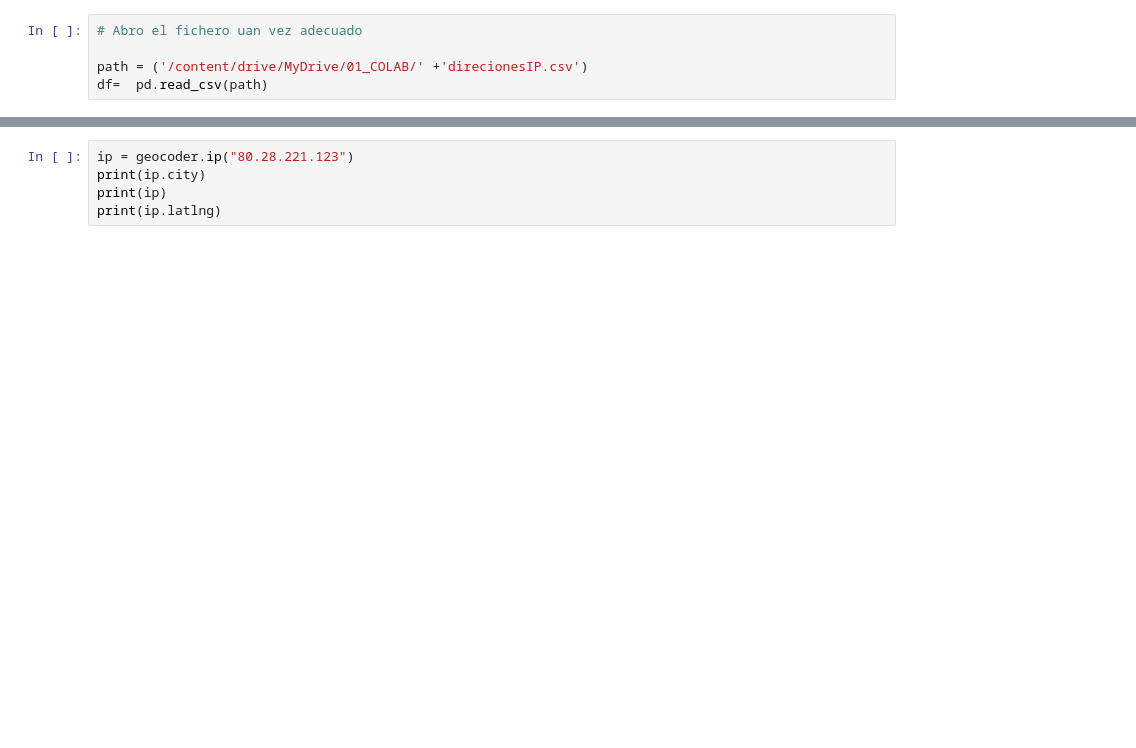
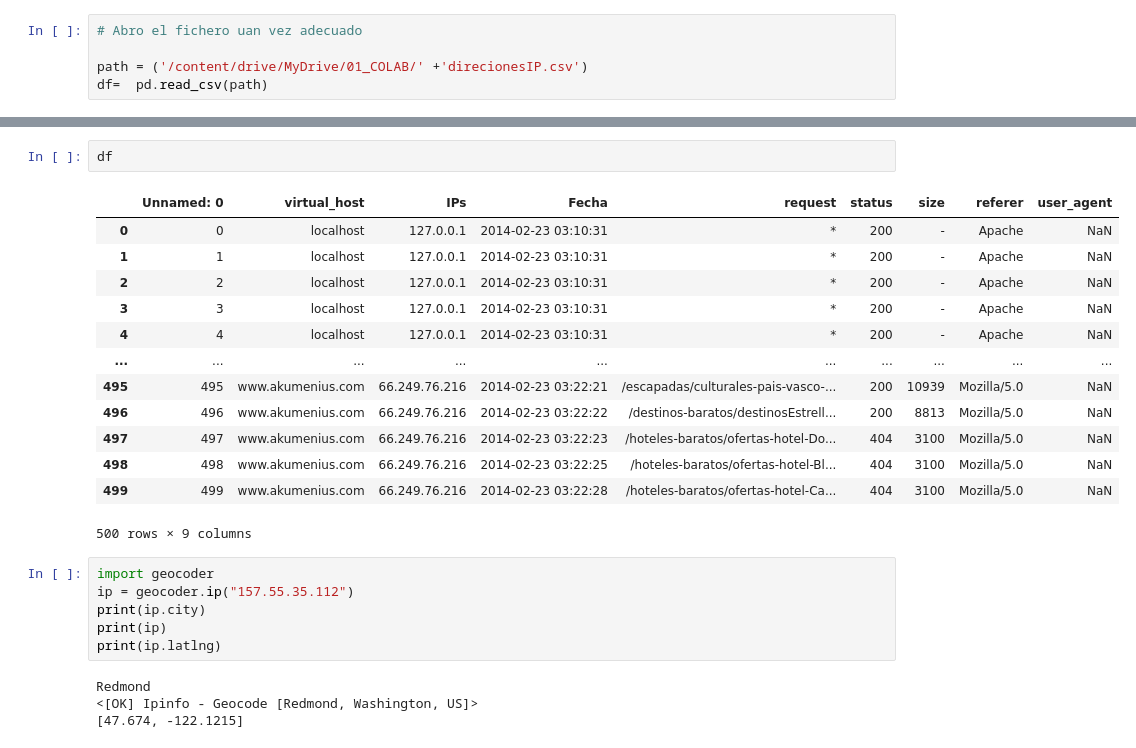
Before and after one commit to JMML2021/0401_Registre-de-logs, a Jupyter notebook: Registre_de_logs_2_parte.ipynb, the cells around one changed output, grey strips where cells are left out. Saved outputs shown, nothing was run; the diff lists cells and outputs as text; blank space fills up the shorter version.

```diff
--- a/Registre_de_logs_2_parte.ipynb
+++ b/Registre_de_logs_2_parte.ipynb
@@ -38,5 +84,26 @@ data_ip.head()
+# %%
+df
+# %% [output]
+|  | Unnamed: 0 | virtual_host | IPs | Fecha | request | status | size | referer | user_agent |
+| 0 | 0 | localhost | 127.0.0.1 | 2014-02-23 03:10:31 | * | 200 | - | Apache | NaN |
+| 1 | 1 | localhost | 127.0.0.1 | 2014-02-23 03:10:31 | * | 200 | - | Apache | NaN |
+| 2 | 2 | localhost | 127.0.0.1 | 2014-02-23 03:10:31 | * | 200 | - | Apache | NaN |
+| 3 | 3 | localhost | 127.0.0.1 | 2014-02-23 03:10:31 | * | 200 | - | Apache | NaN |
+| 4 | 4 | localhost | 127.0.0.1 | 2014-02-23 03:10:31 | * | 200 | - | Apache | NaN |
+| ... | ... | ... | ... | ... | ... | ... | ... | ... | ... |
+| 495 | 495 | www.akumenius.com | 66.249.76.216 | 2014-02-23 03:22:21 | /escapadas/culturales-pais-vasco-... | 200 | 10939 | Mozilla/5.0 | NaN |
+| 496 | 496 | www.akumenius.com | 66.249.76.216 | 2014-02-23 03:22:22 | /destinos-baratos/destinosEstrell... | 200 | 8813 | Mozilla/5.0 | NaN |
+| 497 | 497 | www.akumenius.com | 66.249.76.216 | 2014-02-23 03:22:23 | /hoteles-baratos/ofertas-hotel-Do... | 404 | 3100 | Mozilla/5.0 | NaN |
+| 498 | 498 | www.akumenius.com | 66.249.76.216 | 2014-02-23 03:22:25 | /hoteles-baratos/ofertas-hotel-Bl... | 404 | 3100 | Mozilla/5.0 | NaN |
+| 499 | 499 | www.akumenius.com | 66.249.76.216 | 2014-02-23 03:22:28 | /hoteles-baratos/ofertas-hotel-Ca... | 404 | 3100 | Mozilla/5.0 | NaN |
+500 rows × 9 columns
 # %%
-ip = geocoder.ip("80.28.221.123")
+import geocoder
+ip = geocoder.ip("157.55.35.112")
 print(ip.city)
 print(ip)
 print(ip.latlng)
+# %% [output]
+Redmond
+<[OK] Ipinfo - Geocode [Redmond, Washington, US]>
+[47.674, -122.1215]
```
Also changed, not shown: parts of 16 cells of this notebook.
